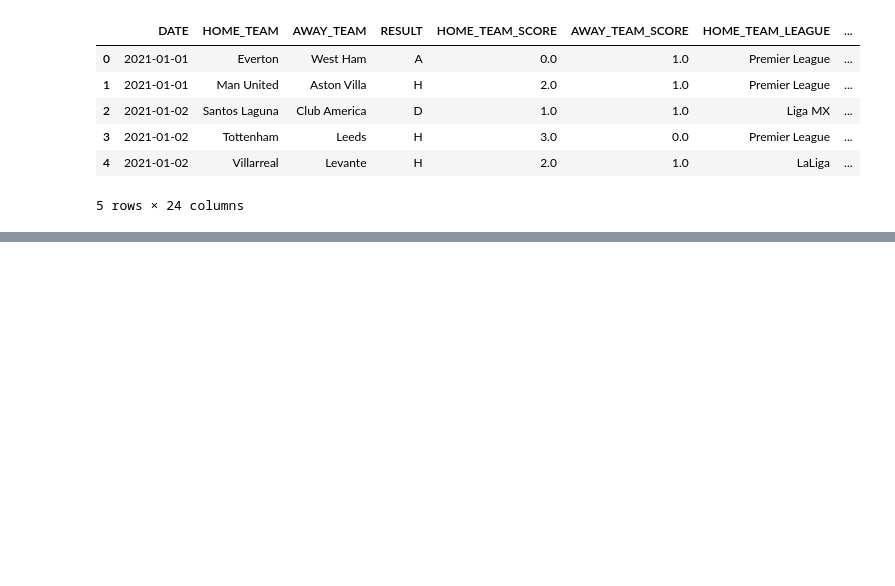
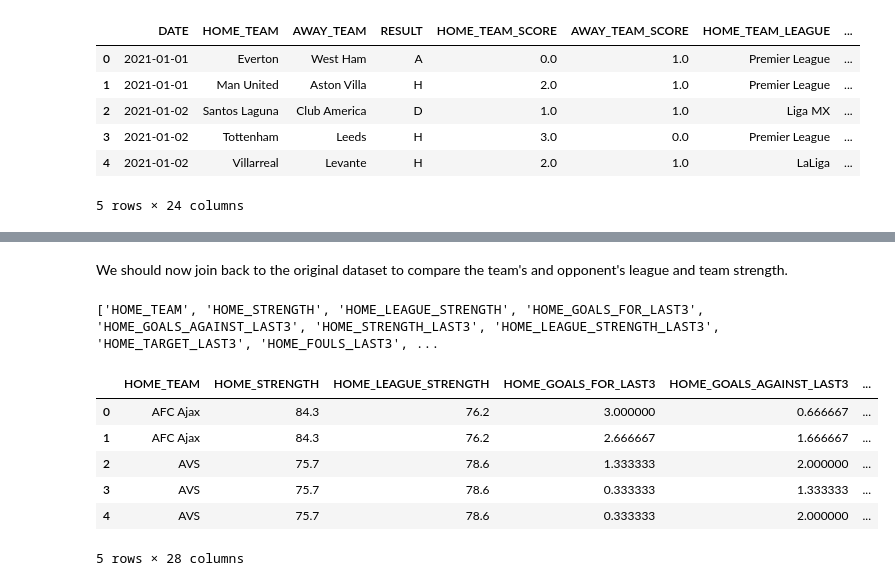
Before and after one commit to kushlalwani/CWCPredictions, a Jupyter notebook: notebooks/Exploratory_Data_Analysis.ipynb, the cells around one changed output, grey strips where cells are left out. Saved outputs shown, nothing was run; the diff lists cells and outputs as text; code cells hidden in the pictures; blank space fills up the shorter version.

```diff
--- a/notebooks/Exploratory_Data_Analysis.ipynb
+++ b/notebooks/Exploratory_Data_Analysis.ipynb
@@ -477,0 +599,46 @@ match_data.head()
+# %% [markdown]
+We should now join back to the original dataset to compare the team's and opponent's league and team strength.
+# %%
+# Separate home and away features
+home_features = matches_long[matches_long["VENUE"] == "HOME"].copy()
+away_features = matches_long[matches_long["VENUE"] == "AWAY"].copy()
+
+# Drop unnecessary columns if already matched
+home_features = home_features.drop(columns=["VENUE", "RESULT"])
+away_features = away_features.drop(columns=["VENUE", "RESULT"])
+
+# Rename columns
+home_features = home_features.add_prefix("HOME_")
+away_features = away_features.add_prefix("AWAY_")
+
+# Join on DATE and TEAM match
+combined_df = pd.merge(
+    home_features,
+    away_features,
+    left_on="HOME_DATE",
+    right_on="AWAY_DATE",
+    suffixes=("", "_AWAY")
+)
+
+# Keep only one date column
+combined_df["DATE"] = combined_df["HOME_DATE"]
+combined_df.drop(columns=["HOME_DATE", "AWAY_DATE","HOME_POINTS","AWAY_POINTS"], inplace=True)
+
+# Optionally, add the match result back from original dataset
+result_df = match_data[["DATE", "HOME_TEAM", "AWAY_TEAM", "RESULT"]]
+final_df = pd.merge(combined_df, result_df, on=["DATE", "HOME_TEAM", "AWAY_TEAM"])
+
+#save the data to use for training
+final_df.to_csv("../data/training_data.csv",index=False)
+
+print(final_df.columns.tolist())
+final_df.head()
+# %% [output]
+['HOME_TEAM', 'HOME_STRENGTH', 'HOME_LEAGUE_STRENGTH', 'HOME_GOALS_FOR_LAST3', 'HOME_GOALS_AGAINST_LAST3', 'HOME_STRENGTH_LAST3', 'HOME_LEAGUE_STRENGTH_LAST3', 'HOME_TARGET_LAST3', 'HOME_FOULS_LAST3', ...
+|  | HOME_TEAM | HOME_STRENGTH | HOME_LEAGUE_STRENGTH | HOME_GOALS_FOR_LAST3 | HOME_GOALS_AGAINST_LAST3 | ... |
+| 0 | AFC Ajax | 84.3 | 76.2 | 3.000000 | 0.666667 | ... |
+| 1 | AFC Ajax | 84.3 | 76.2 | 2.666667 | 1.666667 | ... |
+| 2 | AVS | 75.7 | 78.6 | 1.333333 | 2.000000 | ... |
+| 3 | AVS | 75.7 | 78.6 | 0.333333 | 1.333333 | ... |
+| 4 | AVS | 75.7 | 78.6 | 0.333333 | 2.000000 | ... |
+5 rows × 28 columns
```
Also changed, not shown: parts of 6 cells of this notebook, 2 other files.
